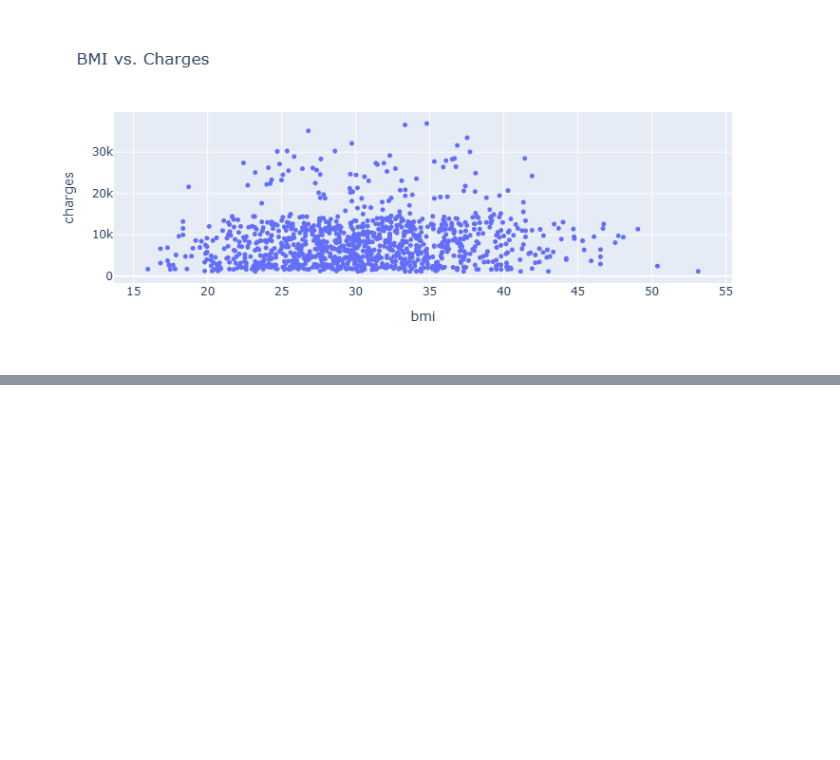
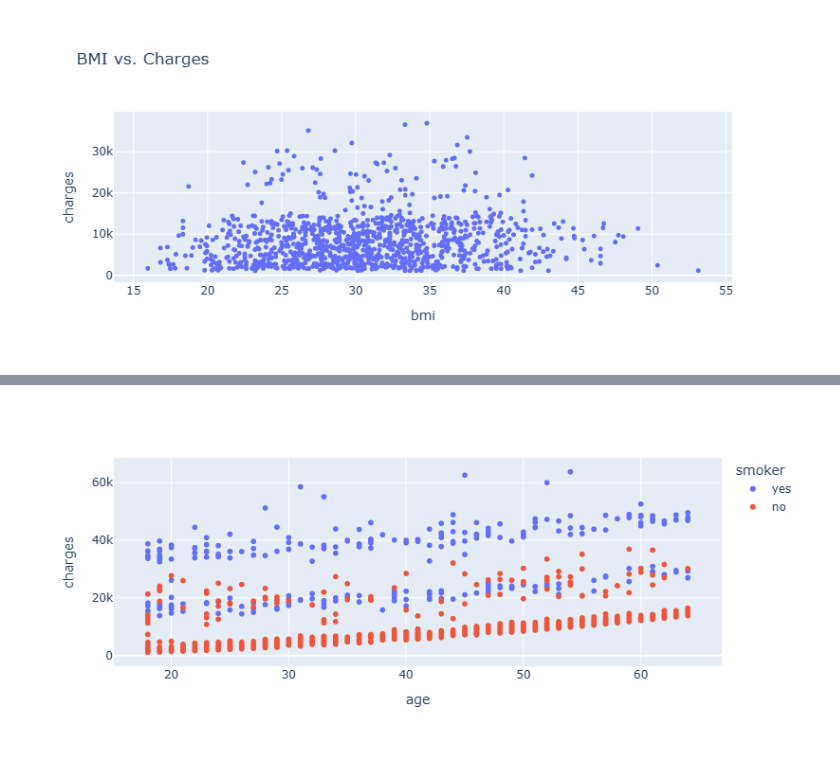
Before and after one commit to John-Fadipe/Machine_Learning_with_Python_and_Scikit_Learn, a Jupyter notebook: Linear Regression with Scikit Learn - Machine Learning with Python.ipynb, the cells around one changed output, grey strips where cells are left out. Saved outputs shown, nothing was run; the diff lists cells and outputs as text; code cells hidden in the pictures; blank space fills up the shorter version.

```diff
--- a/Linear Regression with Scikit Learn - Machine Learning with Python.ipynb
+++ b/Linear Regression with Scikit Learn - Machine Learning with Python.ipynb
@@ -662,0 +692,4 @@ fig.show()
+# %%
+px.scatter(medical_df, x = "age", y = "charges", color = "smoker")
+# %% [output]
+[figure, added]
```
Also changed, not shown: parts of 28 cells of this notebook.
